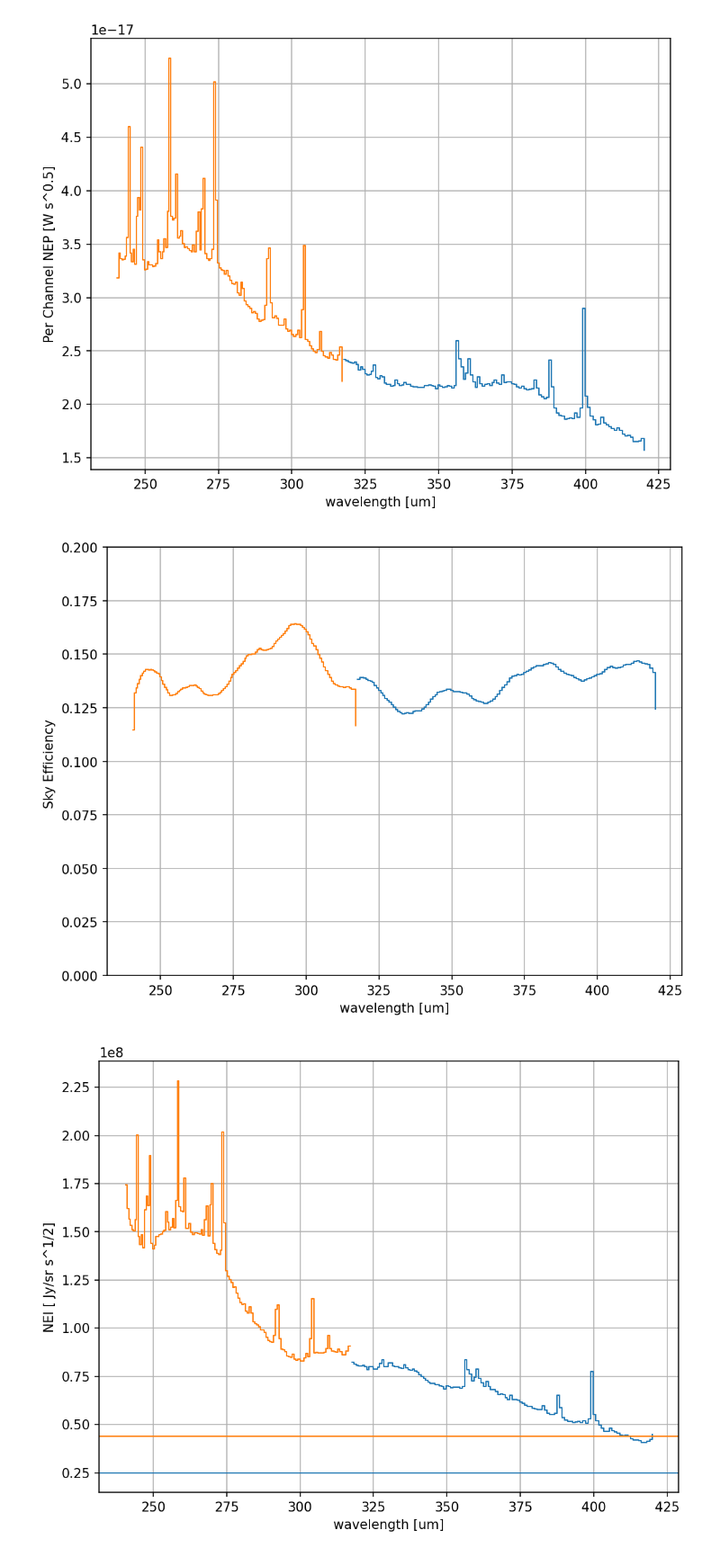
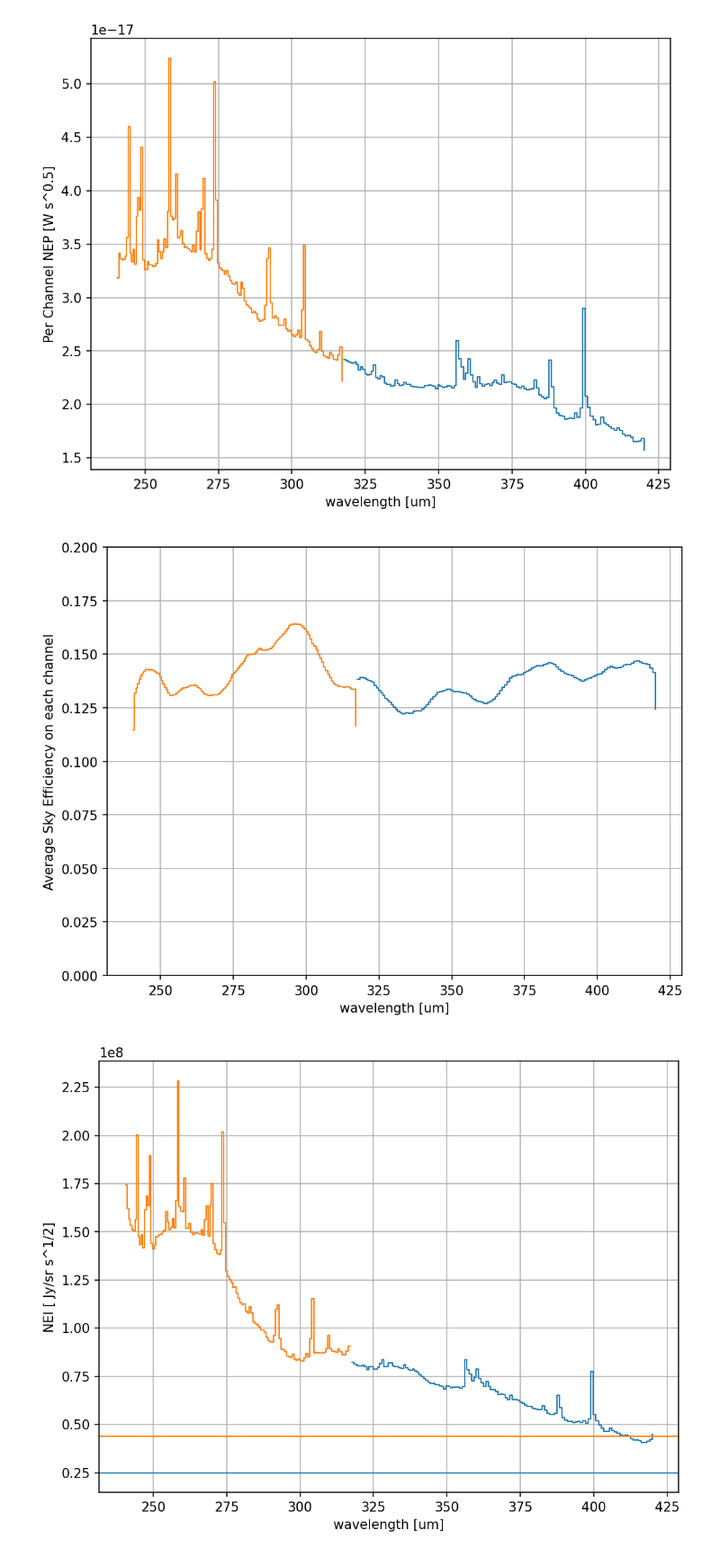
Before and after one commit to tim-balloon/tim-inst_modl, a Jupyter notebook: Spectral_loading_model/Spectral_loading.ipynb, the cells around one changed output. Shown at 90% size. Saved outputs shown, nothing was run; the diff lists cells and outputs as text; code cells hidden in the pictures.

```diff
--- a/Spectral_loading_model/Spectral_loading.ipynb
+++ b/Spectral_loading_model/Spectral_loading.ipynb
@@ -870,21 +850,21 @@ plt.grid()
 # %%
 sky_eff_LW = np.sum(LWbandpass.bandpass * stackLW.efficiency[0], axis=1)/ np.sum(LWbandpass.bandpass,axis=1)
 sky_eff_SW = np.sum(SWbandpass.bandpass * stackSW.efficiency[0], axis=1)/ np.sum(SWbandpass.bandpass,axis=1)
 
 
 plt.step(LWband*1e6 , sky_eff_LW)
 plt.step(SWband*1e6 , sky_eff_SW)
 
 # plt.plot(lamb*1e6, stackLW.efficiency[0])
 
 plt.xlabel('wavelength [um]')
-plt.ylabel('Sky Efficiency ')
+plt.ylabel('Average Sky Efficiency on each channel')
 # plt.yscale("log")
 plt.ylim([0,.2])
 
 plt.grid()
 # %% [output]
-[figure, old version]
+[figure, new version]
 # %%
 NEI_LW = NEP_p_LW * np.sqrt(2)/ LWband**2 / sky_eff_LW  /(LWdetectors[1:]-LWdetectors[:-1]) *1e26  # to Jy/sr s^1/2
 NEI_SW = NEP_p_SW * np.sqrt(2)/ SWband**2 / sky_eff_SW  /(SWdetectors[1:]-SWdetectors[:-1]) *1e26
```
Also changed, not shown: parts of 7 cells of this notebook, 2 other files.
